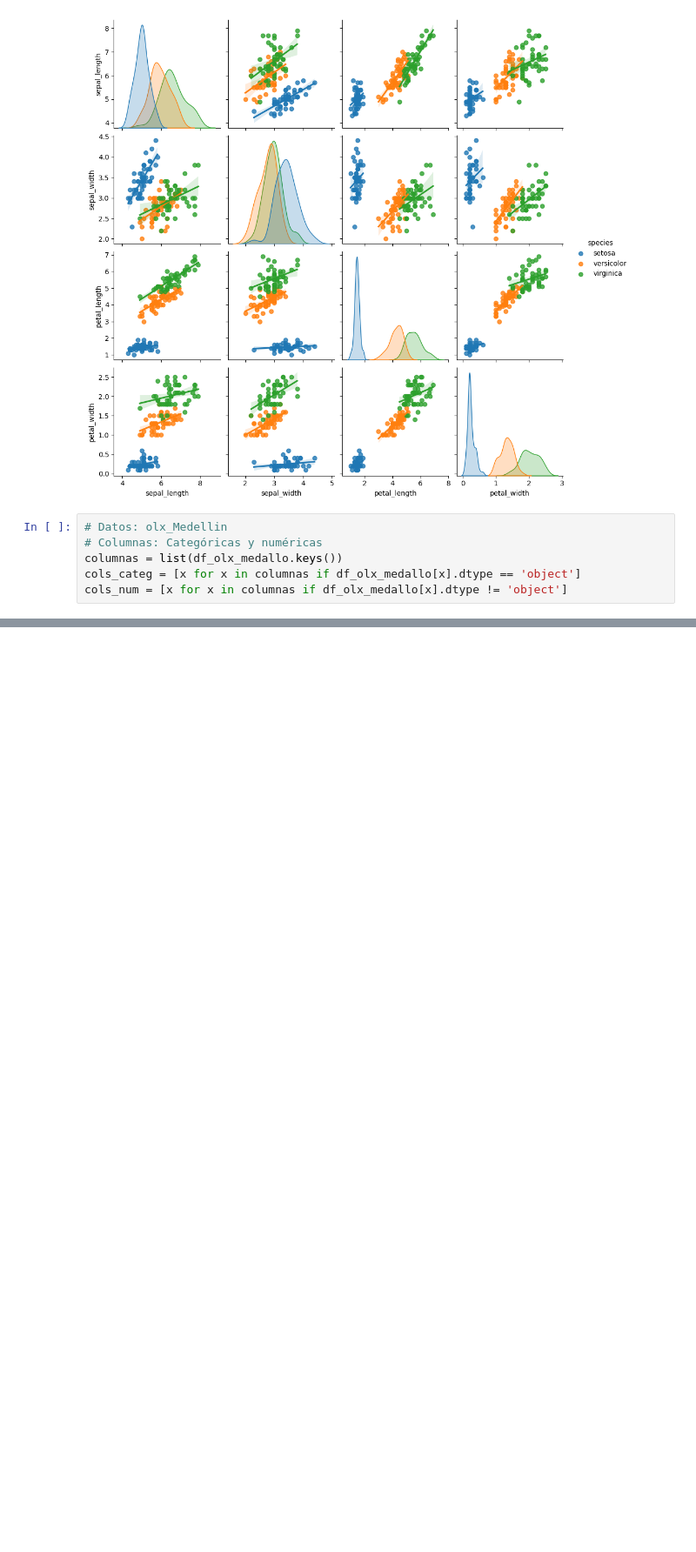
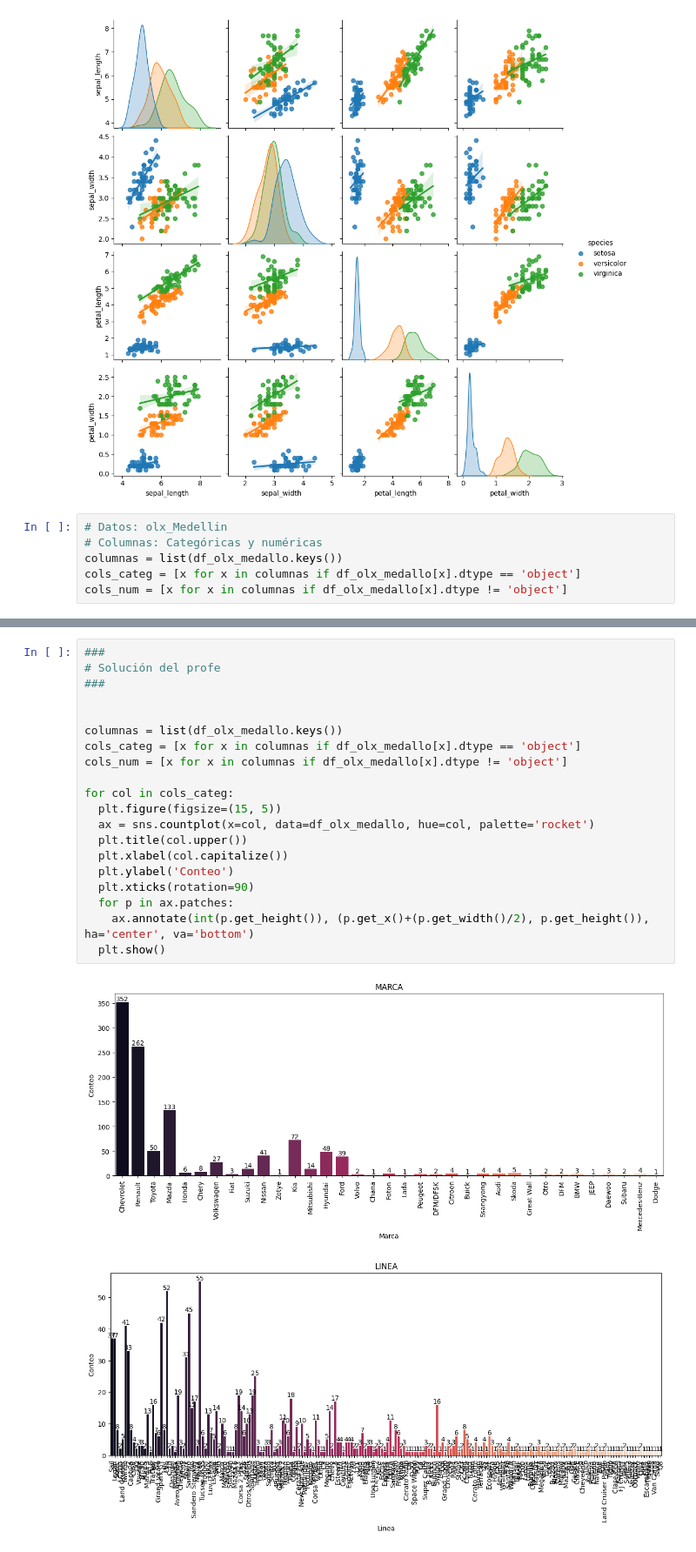
Before and after one commit to ElfenCamii/bootcamp_analisis_de_Datos, a Jupyter notebook: unidad_5/02_graficas_pandas.ipynb, the cells around one changed output, grey strips where cells are left out. Shown at 87% size. Cells and saved outputs as stored; diff of their text form; blank space fills up the shorter version.

```diff
--- a/unidad_5/02_graficas_pandas.ipynb
+++ b/unidad_5/02_graficas_pandas.ipynb
@@ -69,0 +134,23 @@ cols_num = [x for x in columnas if df_olx_medallo[x].dtype != 'object']
+# %%
+###
+# Solución del profe
+###
+
+
+columnas = list(df_olx_medallo.keys())
+cols_categ = [x for x in columnas if df_olx_medallo[x].dtype == 'object']
+cols_num = [x for x in columnas if df_olx_medallo[x].dtype != 'object']
+
+for col in cols_categ:
+  plt.figure(figsize=(15, 5))
+  ax = sns.countplot(x=col, data=df_olx_medallo, hue=col, palette='rocket')
+  plt.title(col.upper())
+  plt.xlabel(col.capitalize())
+  plt.ylabel('Conteo')
+  plt.xticks(rotation=90)
+  for p in ax.patches:
+    ax.annotate(int(p.get_height()), (p.get_x()+(p.get_width()/2), p.get_height()), ha='center', va='bottom')
+  plt.show()
+# %% [output]
+[figure, added]
+[figure, added]
```
Also changed, not shown: parts of 10 cells of this notebook, 5 other files.
